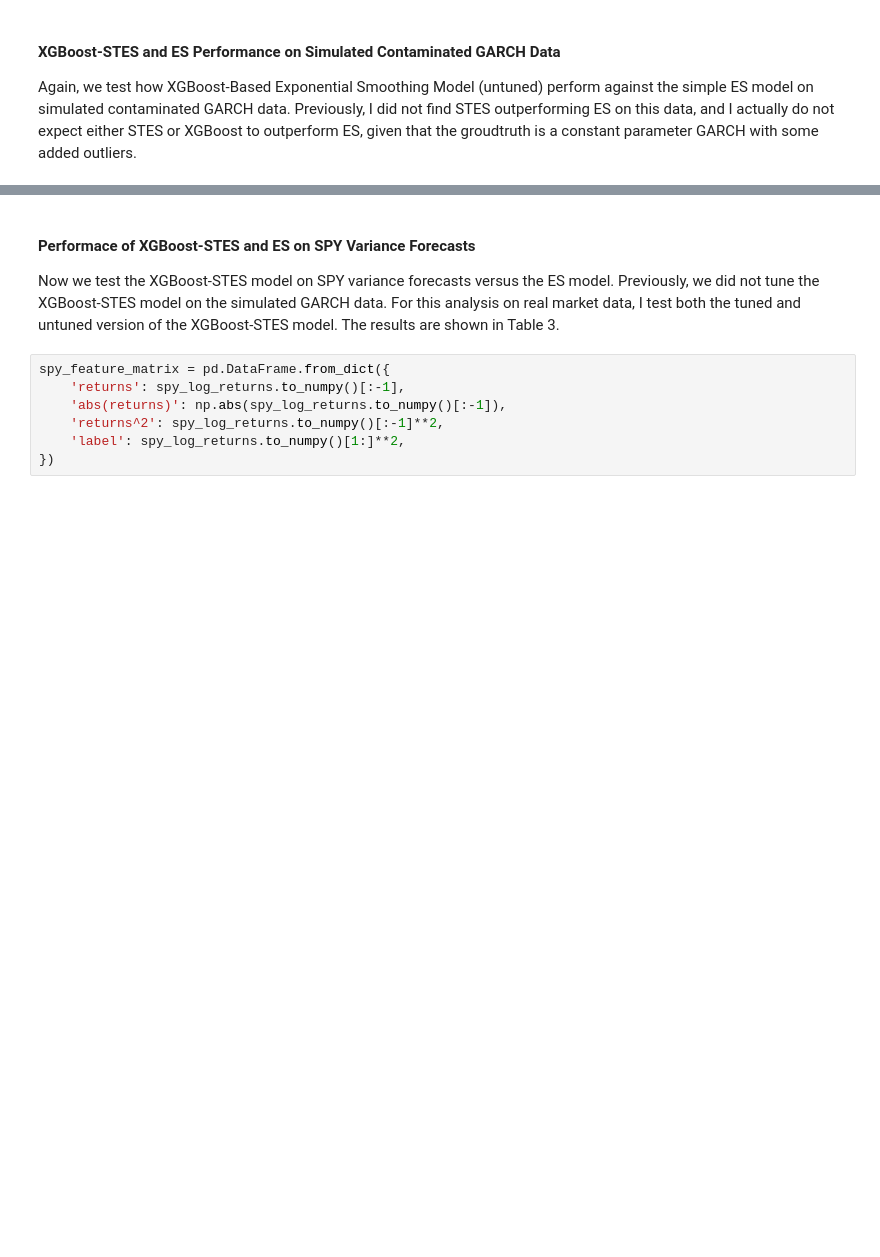
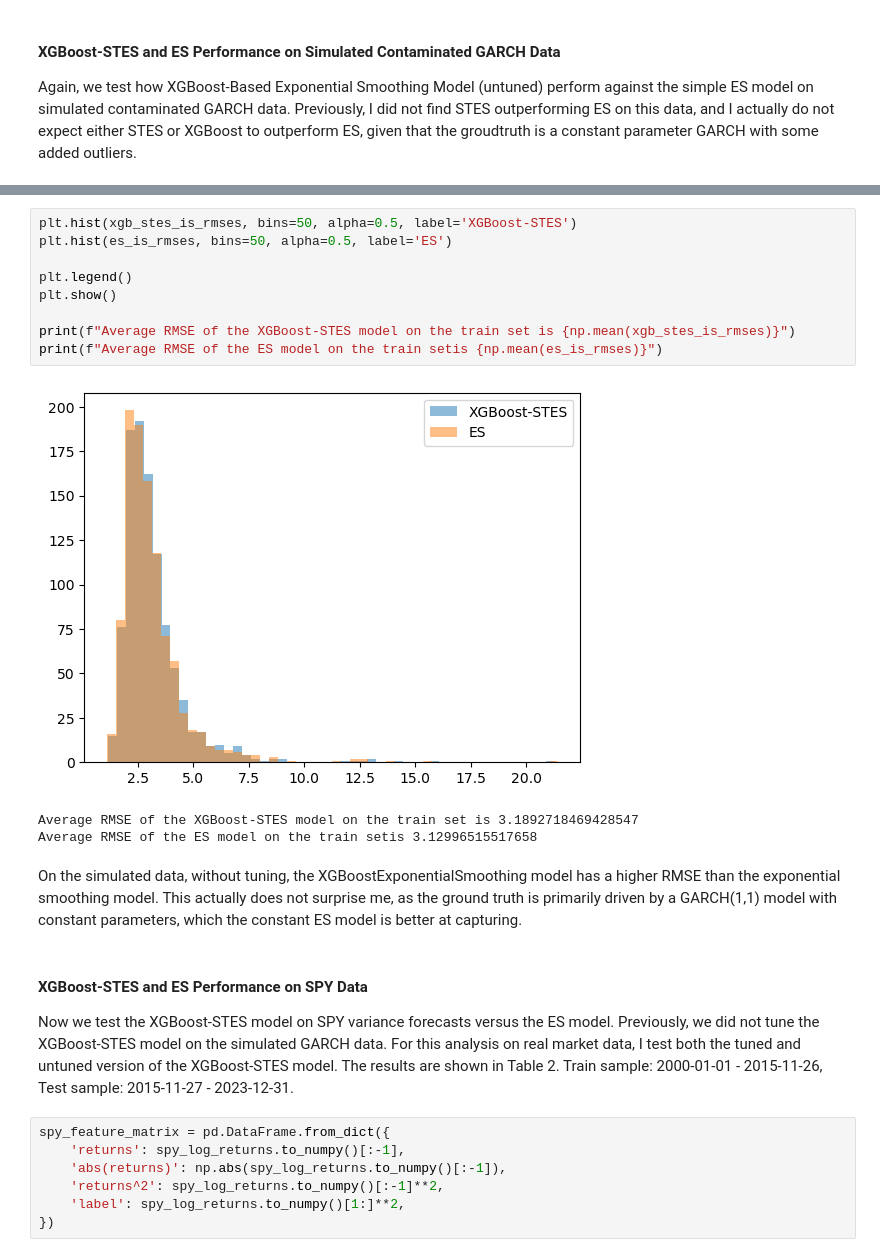
Before and after one commit to steveya/volatility-forecast, a Jupyter notebook: notebook/random_forest_ewma.ipynb, the cells around one changed output, grey strips where cells are left out. Cells and saved outputs as stored; diff of their text form; blank space fills up the shorter version.

```diff
--- a/notebook/random_forest_ewma.ipynb
+++ b/notebook/random_forest_ewma.ipynb
@@ -521,6 +515,21 @@ The mean of RMSE of the ES model is 2.6332519622478667
+# %%
+plt.hist(xgb_stes_is_rmses, bins=50, alpha=0.5, label='XGBoost-STES')
+plt.hist(es_is_rmses, bins=50, alpha=0.5, label='ES')
+
+plt.legend()
+plt.show()
+
+print(f"Average RMSE of the XGBoost-STES model on the train set is {np.mean(xgb_stes_is_rmses)}")
+print(f"Average RMSE of the ES model on the train setis {np.mean(es_is_rmses)}")
+# %% [output]
+[figure, added]
+Average RMSE of the XGBoost-STES model on the train set is 3.1892718469428547
+Average RMSE of the ES model on the train setis 3.12996515517658
+# %% [markdown]
+On the simulated data, without tuning, the XGBoostExponentialSmoothing model has a higher RMSE than the exponential smoothing model. This actually does not surprise me, as the ground truth is primarily driven by a GARCH(1,1) model with constant parameters, which the constant ES model is better at capturing.
 # %% [markdown]
-#### Performace of XGBoost-STES and ES on SPY Variance Forecasts
-Now we test the XGBoost-STES model on SPY variance forecasts versus the ES model. Previously, we did not tune the XGBoost-STES model on the simulated GARCH data. For this analysis on real market data, I test both the tuned and untuned version of the XGBoost-STES model. The results are shown in Table 3.
+#### XGBoost-STES and ES Performance on SPY Data
+Now we test the XGBoost-STES model on SPY variance forecasts versus the ES model. Previously, we did not tune the XGBoost-STES model on the simulated GARCH data. For this analysis on real market data, I test both the tuned and untuned version of the XGBoost-STES model. The results are shown in Table 2. Train sample: 2000-01-01 - 2015-11-26, Test sample: 2015-11-27 - 2023-12-31.
 # %%
 spy_feature_matrix = pd.DataFrame.from_dict({
     'returns': spy_log_returns.to_numpy()[:-1],
```
Also changed, not shown: parts of 44 cells of this notebook.
